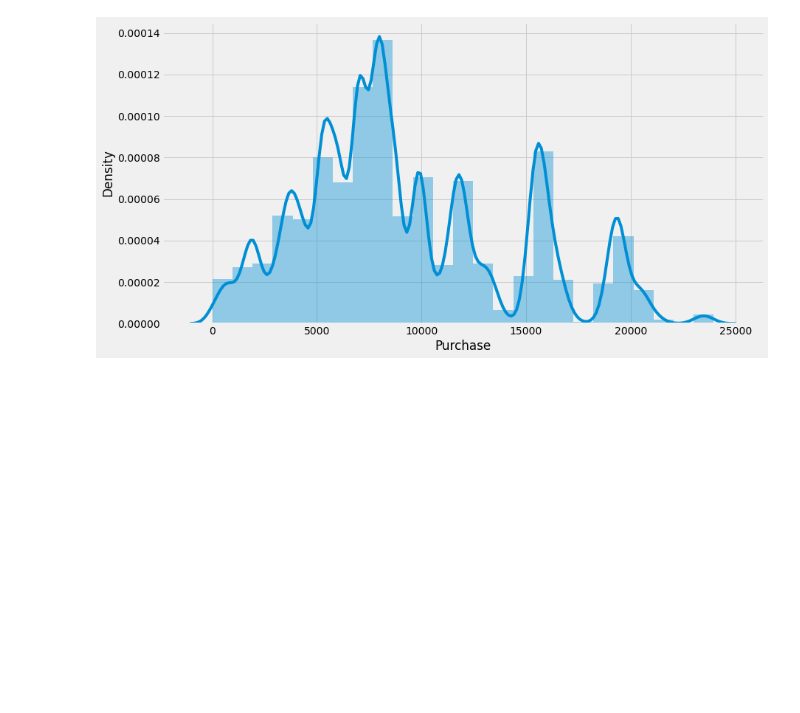
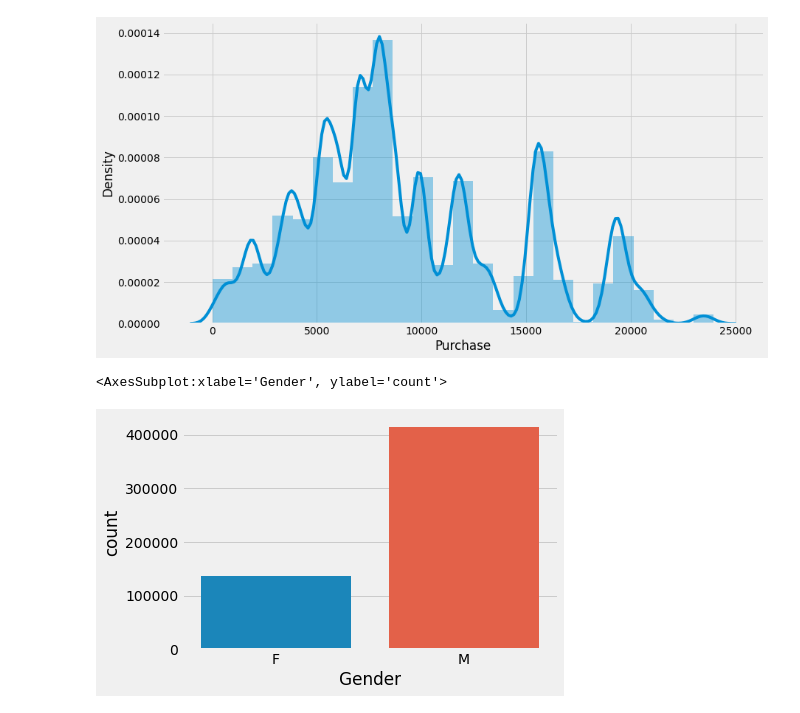
Before and after one commit to ANKIT08122001/capstone-project, a Jupyter notebook: capstone revised-checkpoint.ipynb, the cells around one changed output. Saved outputs shown, nothing was run; the diff lists cells and outputs as text; code cells hidden in the pictures; blank space fills up the shorter version.

```diff
--- a/capstone revised-checkpoint.ipynb
+++ b/capstone revised-checkpoint.ipynb
@@ -89,3 +89,8 @@ sns.distplot(data3['Purchase'],bins=25)
 # %% [output]
 <AxesSubplot:xlabel='Purchase', ylabel='Density'>
 [figure]
+# %%
+sns.countplot(data3['Gender'])
+# %% [output]
+<AxesSubplot:xlabel='Gender', ylabel='count'>
+[figure, added]
```
Also changed, not shown: parts of 7 cells of this notebook.
